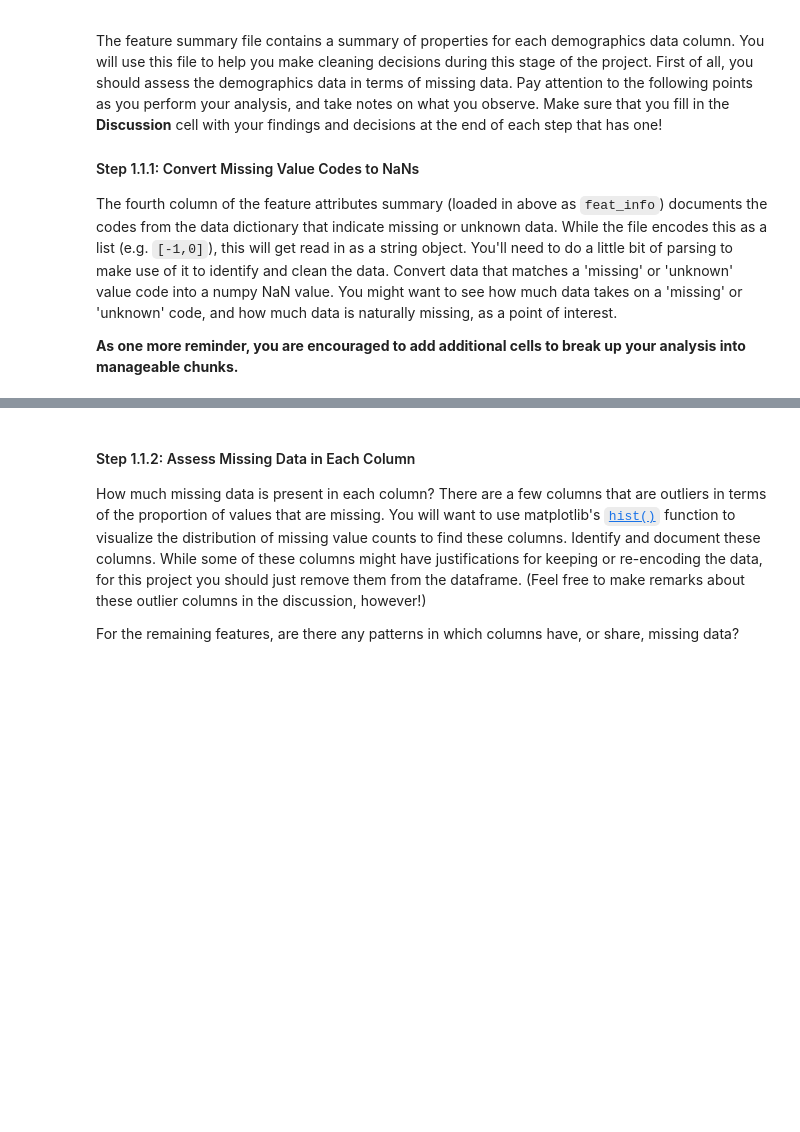
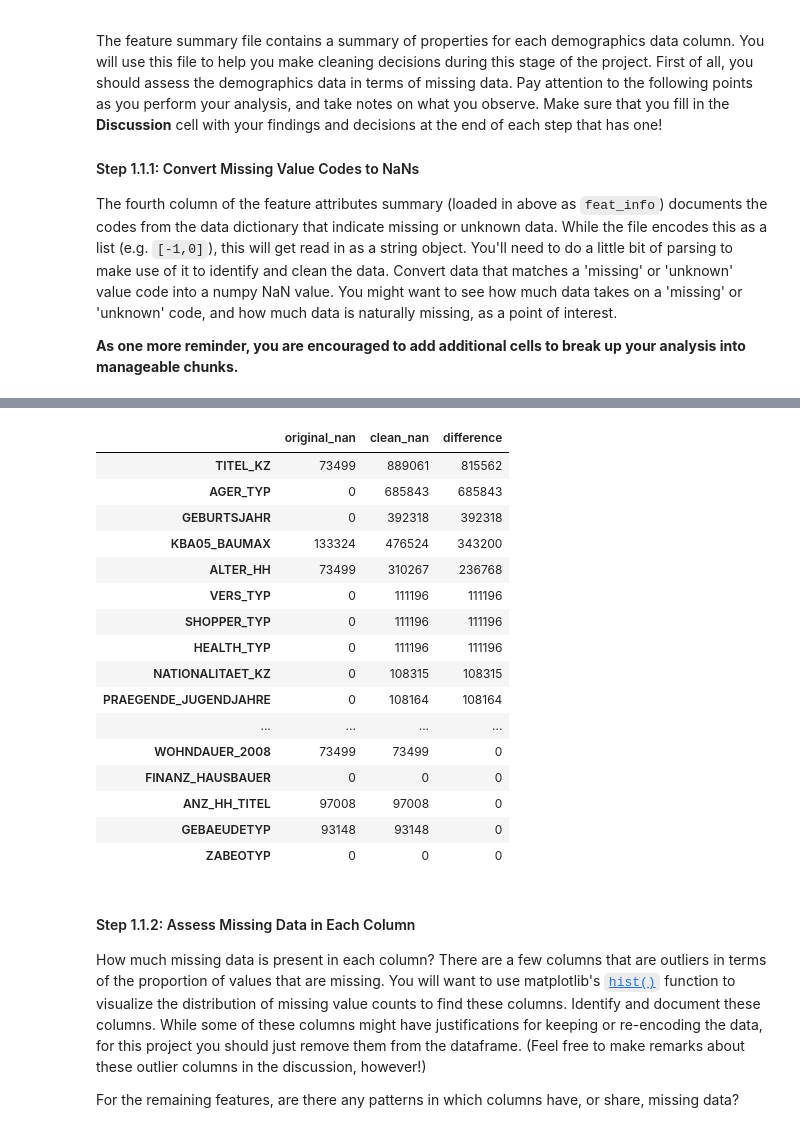
Before and after one commit to randallsutton/playground-ai, a Jupyter notebook: customer-classifier/Identify_Customer_Segments.ipynb, the cells around one changed output, grey strips where cells are left out. Saved outputs shown, nothing was run; the diff lists cells and outputs as text; code cells hidden in the pictures; blank space fills up the shorter version.

```diff
--- a/customer-classifier/Identify_Customer_Segments.ipynb
+++ b/customer-classifier/Identify_Customer_Segments.ipynb
@@ -110,0 +174,30 @@ The fourth column of the feature attributes summary (loaded in above as `feat_in
+# %%
+def parse_missing_values(value_str, dtype):
+    """Parse a string like '[-1,0]' or '[-1,X]' into a list, converting to column dtype."""
+    value_str = value_str.strip("[]")
+
+    if not value_str:
+        return []
+
+    ret = []
+    for item in value_str.split(','):
+        item = item.strip()
+        if pd.api.types.is_numeric_dtype(dtype):
+            ret.append(dtype.type(item))
+        else:
+            ret.append(item)
+    return ret
+# %%
+# Make a copy of the source data and clean it.
+azdias_data_clean = azdias_data.copy()
+
+# Identify missing or unknown data values and convert them to NaN.
+for _, row in azdias_features.iterrows():
+    attribute = row["attribute"]
+
+    missing_values = parse_missing_values(
+        row["missing_or_unknown"],
+        azdias_data[attribute].dtype
+    )
+
+    azdias_data_clean[attribute] = azdias_data[attribute].replace(missing_values, np.nan)
@@ -111,3 +266,28 @@ The fourth column of the feature attributes summary (loaded in above as `feat_in
+# %%
+# Take a look at the over counts and make sure we see an increase where we expect it.
+pd.DataFrame({
+    "original_nan": azdias_data.isna().sum(),
+    "clean_nan": azdias_data_clean.isna().sum(),
+    "difference": azdias_data_clean.isna().sum() - azdias_data.isna().sum()
+}).sort_values("difference", ascending=False)
+# %% [output]
+|  | original_nan | clean_nan | difference |
+| TITEL_KZ | 73499 | 889061 | 815562 |
+| AGER_TYP | 0 | 685843 | 685843 |
+| GEBURTSJAHR | 0 | 392318 | 392318 |
+| KBA05_BAUMAX | 133324 | 476524 | 343200 |
+| ALTER_HH | 73499 | 310267 | 236768 |
+| VERS_TYP | 0 | 111196 | 111196 |
+| SHOPPER_TYP | 0 | 111196 | 111196 |
+| HEALTH_TYP | 0 | 111196 | 111196 |
+| NATIONALITAET_KZ | 0 | 108315 | 108315 |
+| PRAEGENDE_JUGENDJAHRE | 0 | 108164 | 108164 |
+| ... | ... | ... | ... |
+| WOHNDAUER_2008 | 73499 | 73499 | 0 |
+| FINANZ_HAUSBAUER | 0 | 0 | 0 |
+| ANZ_HH_TITEL | 97008 | 97008 | 0 |
+| GEBAEUDETYP | 93148 | 93148 | 0 |
+| ZABEOTYP | 0 | 0 | 0 |
 # %% [markdown]
 #### Step 1.1.2: Assess Missing Data in Each Column
 
```
Also changed, not shown: parts of 14 cells of this notebook.
